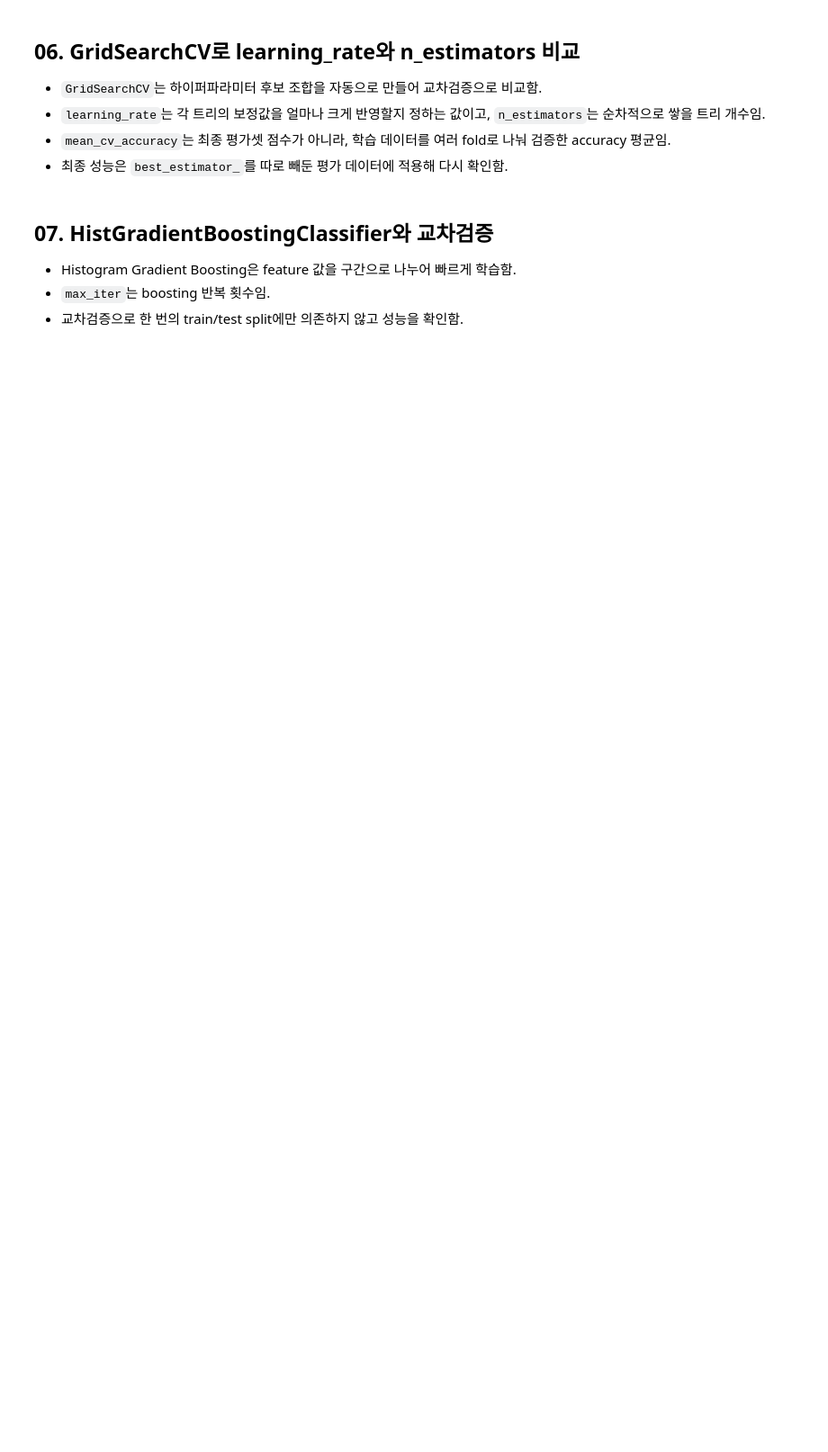
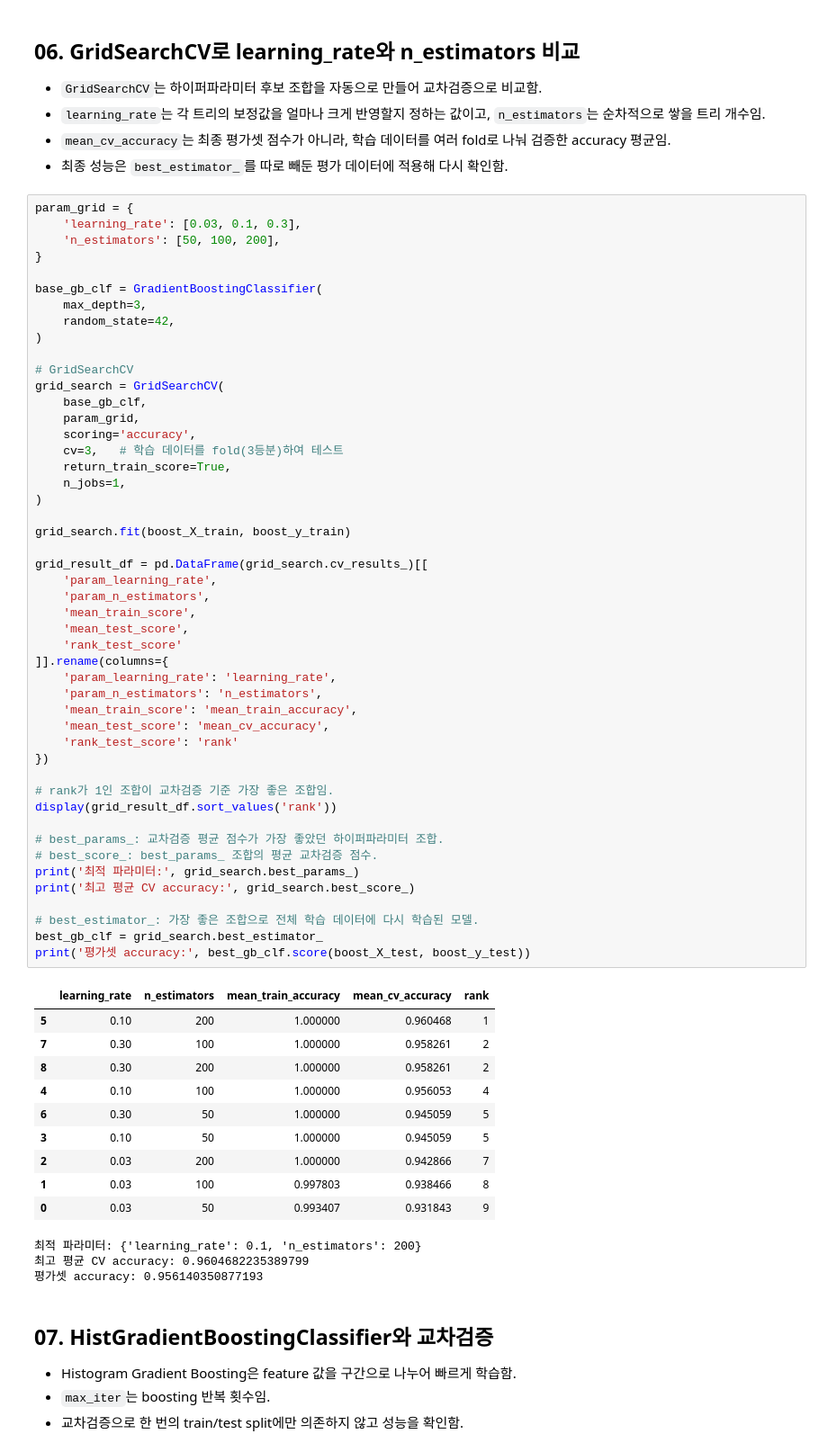
Before and after one commit to shju0924-ai/06_machine_learning, a Jupyter notebook: 05_ensemble/03_boosting.ipynb, the cells around one changed output. Shown at 90% size. Saved outputs shown, nothing was run; the diff lists cells and outputs as text; blank space fills up the shorter version.

```diff
--- a/05_ensemble/03_boosting.ipynb
+++ b/05_ensemble/03_boosting.ipynb
@@ -226,6 +281,68 @@ print('앞 5개 트리 가중치:', np.round(ada_clf.estimator_weights_[:5], 3))
 - `learning_rate`는 각 트리의 보정값을 얼마나 크게 반영할지 정하는 값이고, `n_estimators`는 순차적으로 쌓을 트리 개수임.
 - `mean_cv_accuracy`는 최종 평가셋 점수가 아니라, 학습 데이터를 여러 fold로 나눠 검증한 accuracy 평균임.
 - 최종 성능은 `best_estimator_`를 따로 빼둔 평가 데이터에 적용해 다시 확인함.
+# %%
+param_grid = {
+    'learning_rate': [0.03, 0.1, 0.3],
+    'n_estimators': [50, 100, 200],
+}
+
+base_gb_clf = GradientBoostingClassifier(
+    max_depth=3,
+    random_state=42,
+)
+
+# GridSearchCV
+grid_search = GridSearchCV(
+    base_gb_clf,
+    param_grid,
+    scoring='accuracy',
+    cv=3,   # 학습 데이터를 fold(3등분)하여 테스트
+    return_train_score=True,
+    n_jobs=1,
+)
+
+grid_search.fit(boost_X_train, boost_y_train)
+
+grid_result_df = pd.DataFrame(grid_search.cv_results_)[[
+    'param_learning_rate',
+    'param_n_estimators',
+    'mean_train_score',
+    'mean_test_score',
+    'rank_test_score'
+]].rename(columns={
+    'param_learning_rate': 'learning_rate',
+    'param_n_estimators': 'n_estimators',
+    'mean_train_score': 'mean_train_accuracy',
+    'mean_test_score': 'mean_cv_accuracy',
+    'rank_test_score': 'rank'
+})
+
+# rank가 1인 조합이 교차검증 기준 가장 좋은 조합임.
+display(grid_result_df.sort_values('rank'))
+
+# best_params_: 교차검증 평균 점수가 가장 좋았던 하이퍼파라미터 조합.
+# best_score_: best_params_ 조합의 평균 교차검증 점수.
+print('최적 파라미터:', grid_search.best_params_)
+print('최고 평균 CV accuracy:', grid_search.best_score_)
+
+# best_estimator_: 가장 좋은 조합으로 전체 학습 데이터에 다시 학습된 모델.
+best_gb_clf = grid_search.best_estimator_
+print('평가셋 accuracy:', best_gb_clf.score(boost_X_test, boost_y_test))
+# %% [output]
+|  | learning_rate | n_estimators | mean_train_accuracy | mean_cv_accuracy | rank |
+| 5 | 0.10 | 200 | 1.000000 | 0.960468 | 1 |
+| 7 | 0.30 | 100 | 1.000000 | 0.958261 | 2 |
+| 8 | 0.30 | 200 | 1.000000 | 0.958261 | 2 |
+| 4 | 0.10 | 100 | 1.000000 | 0.956053 | 4 |
+| 6 | 0.30 | 50 | 1.000000 | 0.945059 | 5 |
+| 3 | 0.10 | 50 | 1.000000 | 0.945059 | 5 |
+| 2 | 0.03 | 200 | 1.000000 | 0.942866 | 7 |
+| 1 | 0.03 | 100 | 0.997803 | 0.938466 | 8 |
+| 0 | 0.03 | 50 | 0.993407 | 0.931843 | 9 |
+최적 파라미터: {'learning_rate': 0.1, 'n_estimators': 200}
+최고 평균 CV accuracy: 0.9604682235389799
+평가셋 accuracy: 0.956140350877193
 # %% [markdown]
 ## 07. HistGradientBoostingClassifier와 교차검증
 
```
Also changed, not shown: parts of 8 cells of this notebook, 14 other files.
